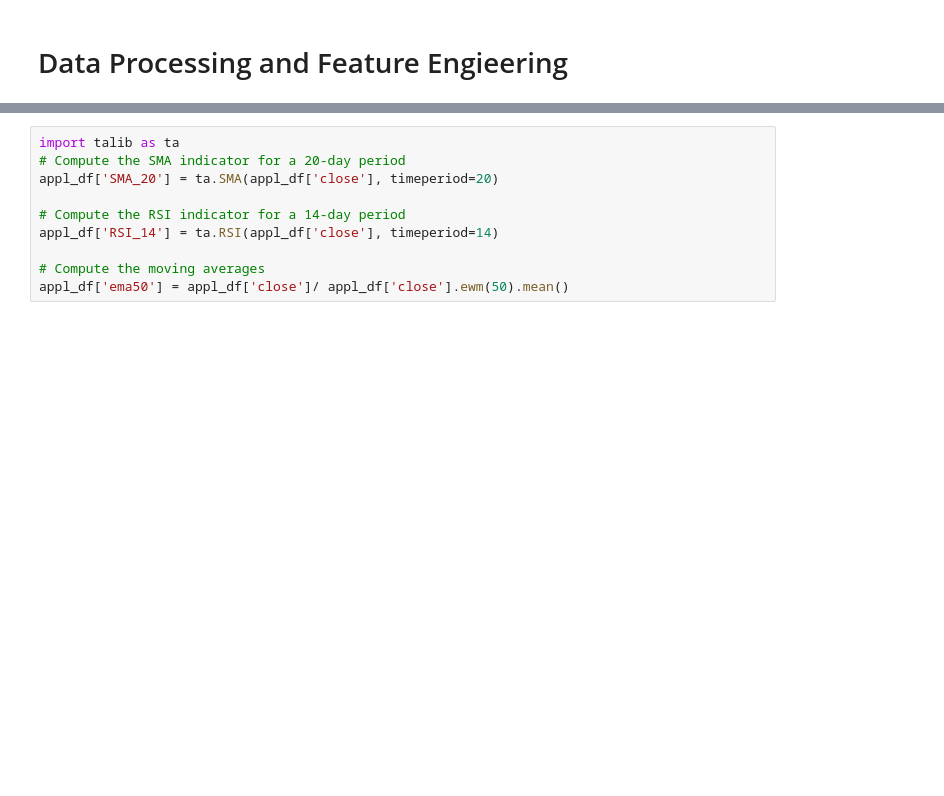
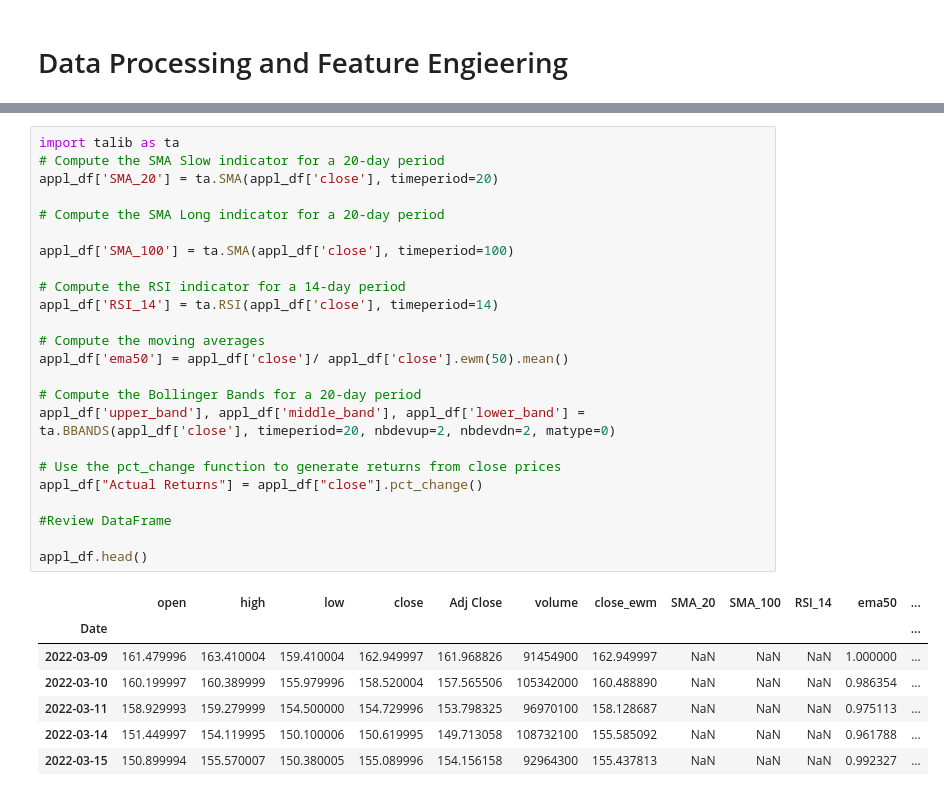
Before and after one commit to RoshanPaudyal/Project-2, a Jupyter notebook: Project 2.ipynb, the cells around one changed output, grey strips where cells are left out. Drawn from its saved outputs; the diff is of its cells as text; blank space fills up the shorter version.

```diff
--- a/Project 2.ipynb
+++ b/Project 2.ipynb
@@ -79,10 +117,32 @@ appl_df_recent[['close', 'close_ewm']].plot(figsize=(10, 5))
 # %%
 import talib as ta
-# Compute the SMA indicator for a 20-day period
+# Compute the SMA Slow indicator for a 20-day period
 appl_df['SMA_20'] = ta.SMA(appl_df['close'], timeperiod=20)
+
+# Compute the SMA Long indicator for a 20-day period
+
+appl_df['SMA_100'] = ta.SMA(appl_df['close'], timeperiod=100)
 
 # Compute the RSI indicator for a 14-day period
 appl_df['RSI_14'] = ta.RSI(appl_df['close'], timeperiod=14)
 
 # Compute the moving averages
 appl_df['ema50'] = appl_df['close']/ appl_df['close'].ewm(50).mean()
+
+# Compute the Bollinger Bands for a 20-day period
+appl_df['upper_band'], appl_df['middle_band'], appl_df['lower_band'] = ta.BBANDS(appl_df['close'], timeperiod=20, nbdevup=2, nbdevdn=2, matype=0)
+
+# Use the pct_change function to generate returns from close prices
+appl_df["Actual Returns"] = appl_df["close"].pct_change()
+
+#Review DataFrame
+
+appl_df.head()
+# %% [output]
+|  | open | high | low | close | Adj Close | volume | close_ewm | SMA_20 | SMA_100 | RSI_14 | ema50 | ... |
+| Date |  |  |  |  |  |  |  |  |  |  |  | ... |
+| 2022-03-09 | 161.479996 | 163.410004 | 159.410004 | 162.949997 | 161.968826 | 91454900 | 162.949997 | NaN | NaN | NaN | 1.000000 | ... |
+| 2022-03-10 | 160.199997 | 160.389999 | 155.979996 | 158.520004 | 157.565506 | 105342000 | 160.488890 | NaN | NaN | NaN | 0.986354 | ... |
+| 2022-03-11 | 158.929993 | 159.279999 | 154.500000 | 154.729996 | 153.798325 | 96970100 | 158.128687 | NaN | NaN | NaN | 0.975113 | ... |
+| 2022-03-14 | 151.449997 | 154.119995 | 150.100006 | 150.619995 | 149.713058 | 108732100 | 155.585092 | NaN | NaN | NaN | 0.961788 | ... |
+| 2022-03-15 | 150.899994 | 155.570007 | 150.380005 | 155.089996 | 154.156158 | 92964300 | 155.437813 | NaN | NaN | NaN | 0.992327 | ... |
```
Also changed, not shown: parts of 36 cells of this notebook.
